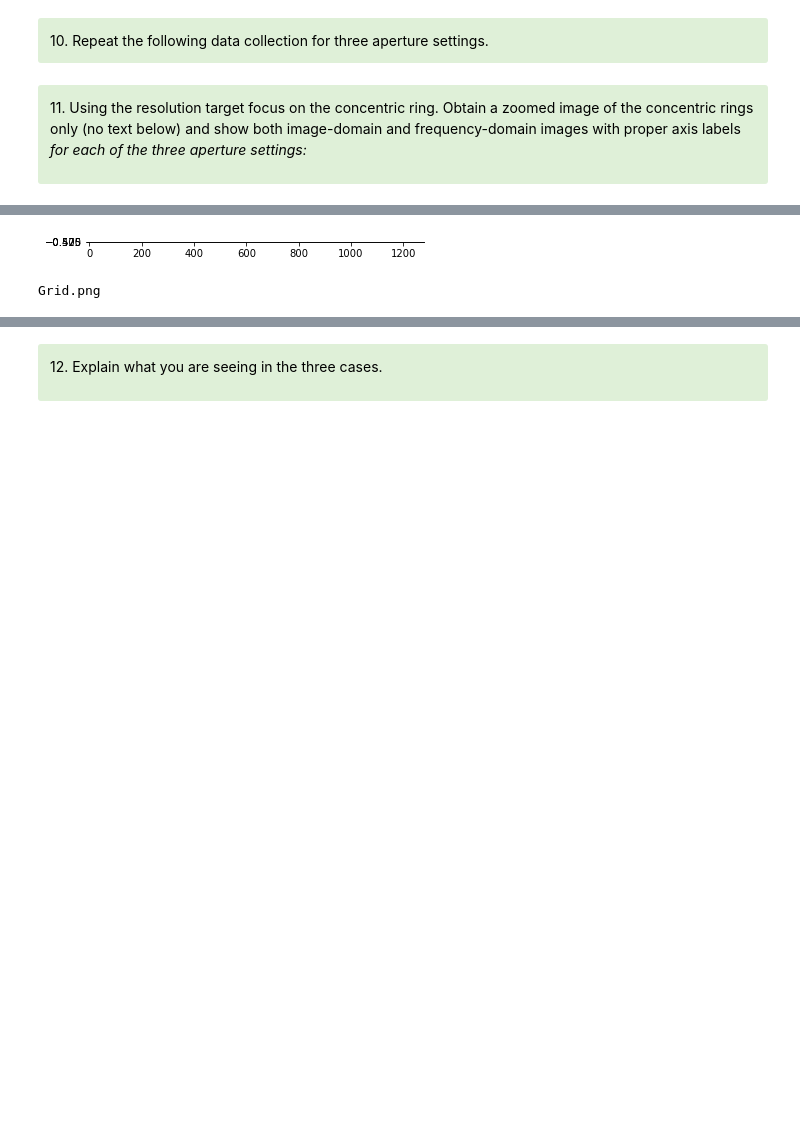
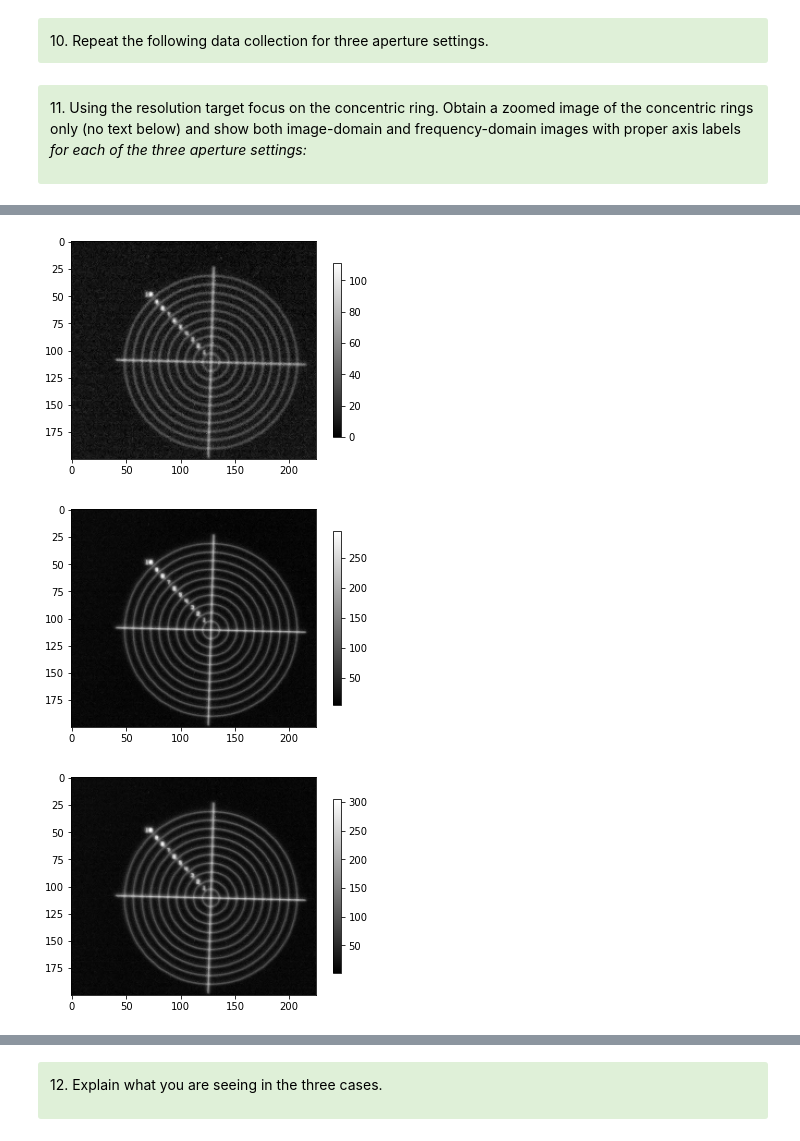
Before and after one commit to dishamishra/Labs_Imager, a Jupyter notebook: Lab2 Part2 (Clean).ipynb, the cells around one changed output, grey strips where cells are left out. Cells and saved outputs as stored; diff of their text form; code cells hidden in the pictures; blank space fills up the shorter version.

```diff
--- a/Lab2 Part2 (Clean).ipynb
+++ b/Lab2 Part2 (Clean).ipynb
@@ -307,6 +309,8 @@ Let’s consider a very low magnification imaging system. Using only the 1” an
 </font>
 </div>
 # %%
+l.set_intensity(50)
+c.set_exposure(50)
 m.set_position(f_wheel, 1650, blocking = True)
 m.set_position(stage_x, 1800, blocking = True)
 m.set_position(stage_y, 1050, blocking = True)
@@ -344,10 +353,11 @@ M = 5.3 um/pixel / 12.66 um/pixel = 0.42
 
 </div>
 # %%
-ap_positions = [1000, 1500, 2000]
+ap_positions = [1500, 2000, 2400]
 # %%
 for ap_pos in ap_positions:
     m.set_position(ap, ap_pos, blocking = True)
     c.capture()
-    img = c.capture().copy()[1050:1275][475:680]
-    np.save("ApImg" + str(ap_pos), img)
+    img = c.capture().copy()
+    plt.imshow(img, cmap='gray')
+    np.save("ApImg" + str(ap_pos), img[475:675,1050:1275])
@@ -354,16 +366,14 @@ for ap_pos in ap_positions:
 # %%
+%matplotlib inline
 for ap_pos in ap_positions:
     dt = np.load("ApImg" + str(ap_pos) + ".npy")
-    dt = dt[1050:1275][475:680]
-    plt.imshow(dt)
+    plt.figure()
+    x=plt.imshow(dt, cmap='gray')
+    plt.colorbar(x,shrink=0.8)
 # %% [output]
-[figure, old version]
+[figure, new version]
+[figure, added]
+[figure, added]
-# %%
-y = np.asarray("Grid.png")
-np.save("Y", y)
-print(y)
-# %% [output]
-Grid.png
 # %%
 %matplotlib inline
 for ap_pos in ap_positions:
```
Also changed, not shown: parts of 10 cells of this notebook.
